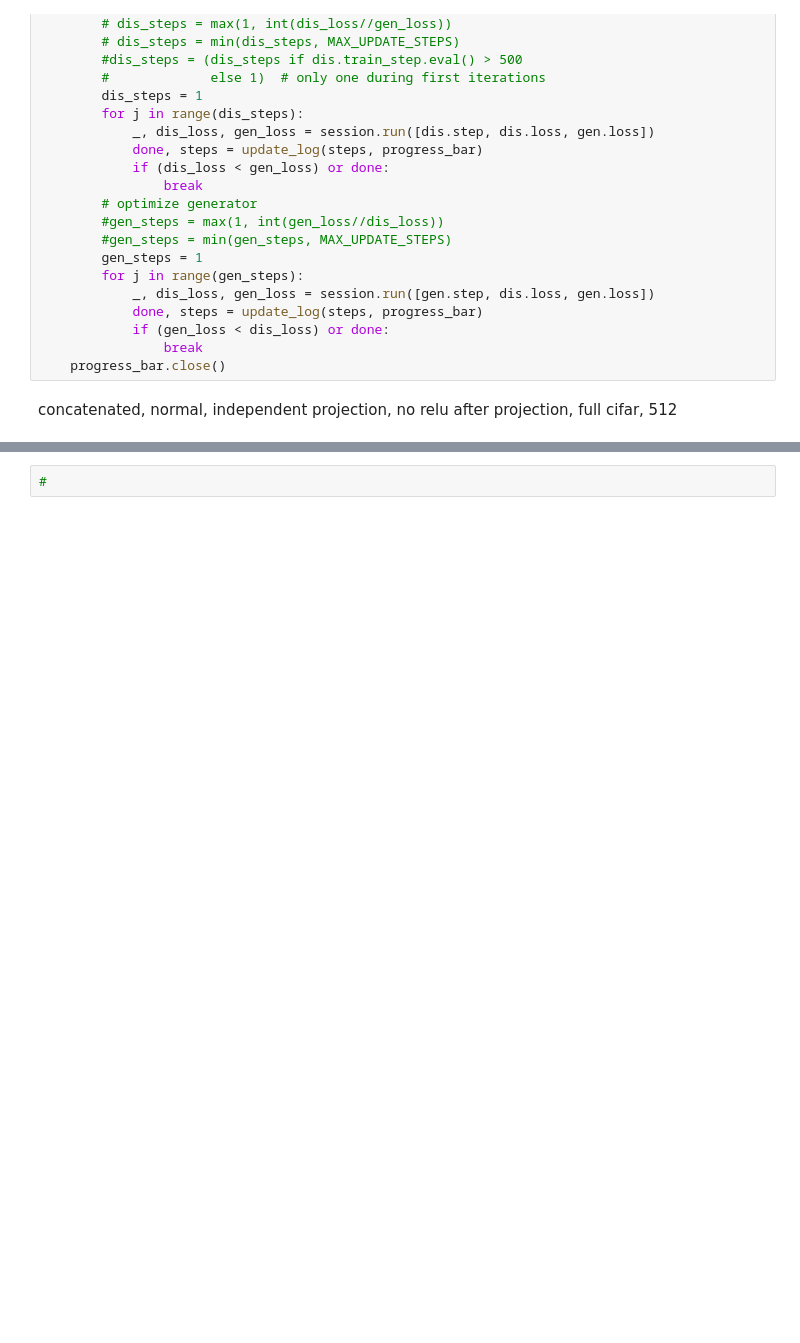
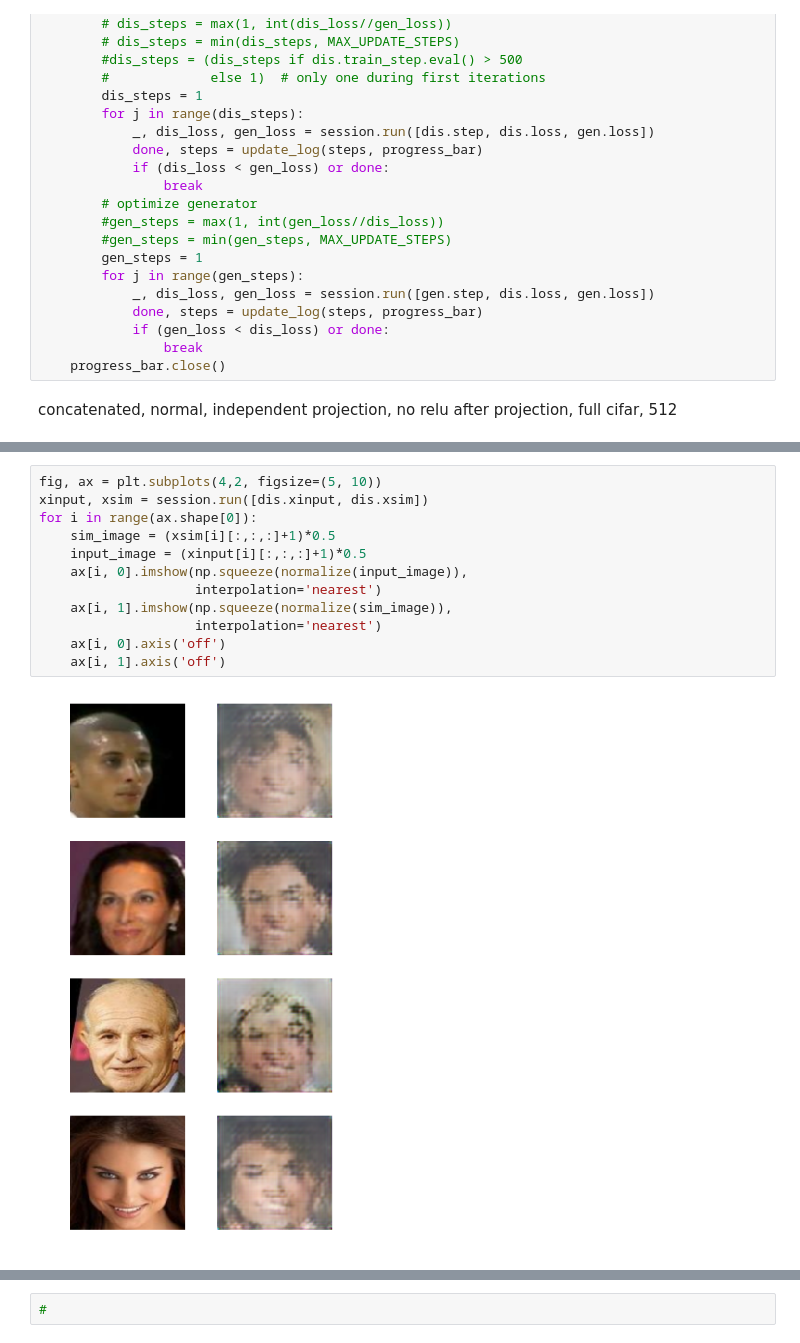
Before and after one commit to danmar3/AssociativeGAN, a Jupyter notebook: notebooks/acgan.ipynb, the cells around one changed output, grey strips where cells are left out. Cells and saved outputs as stored; diff of their text form; blank space fills up the shorter version.

```diff
--- a/notebooks/acgan.ipynb
+++ b/notebooks/acgan.ipynb
@@ -185,3 +185,17 @@ for i in range(4*7):
+# %%
+fig, ax = plt.subplots(4,2, figsize=(5, 10))
+xinput, xsim = session.run([dis.xinput, dis.xsim])
+for i in range(ax.shape[0]):
+    sim_image = (xsim[i][:,:,:]+1)*0.5
+    input_image = (xinput[i][:,:,:]+1)*0.5
+    ax[i, 0].imshow(np.squeeze(normalize(input_image)),
+                    interpolation='nearest')
+    ax[i, 1].imshow(np.squeeze(normalize(sim_image)),
+                    interpolation='nearest')
+    ax[i, 0].axis('off')
+    ax[i, 1].axis('off')
+# %% [output]
+[figure, added]
 # %%
 fig, ax = plt.subplots(2, len(dis.real_pyramid), figsize=(20, 8))
 real_pyramid_ = session.run(dis.real_pyramid)
```
Also changed, not shown: parts of 6 cells of this notebook, 1 other file.
